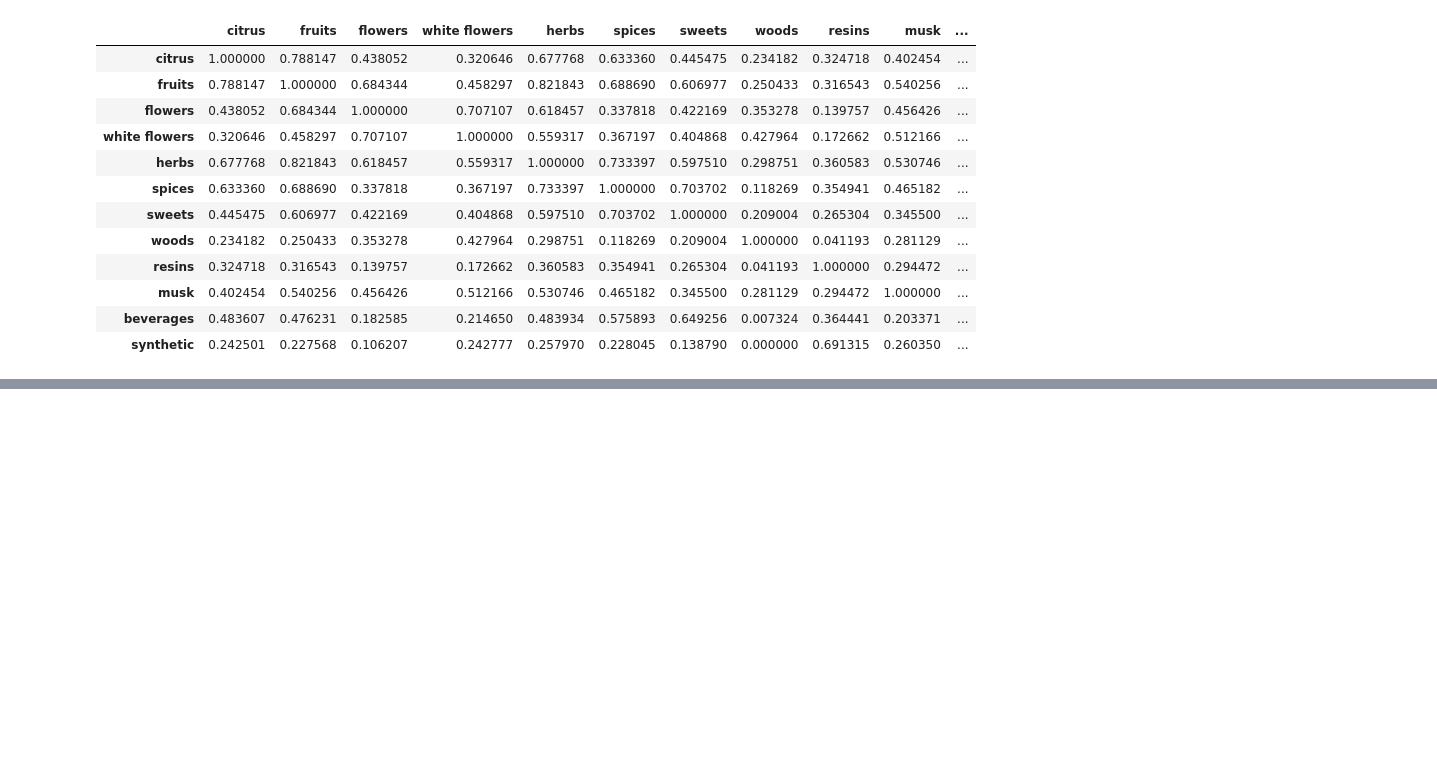
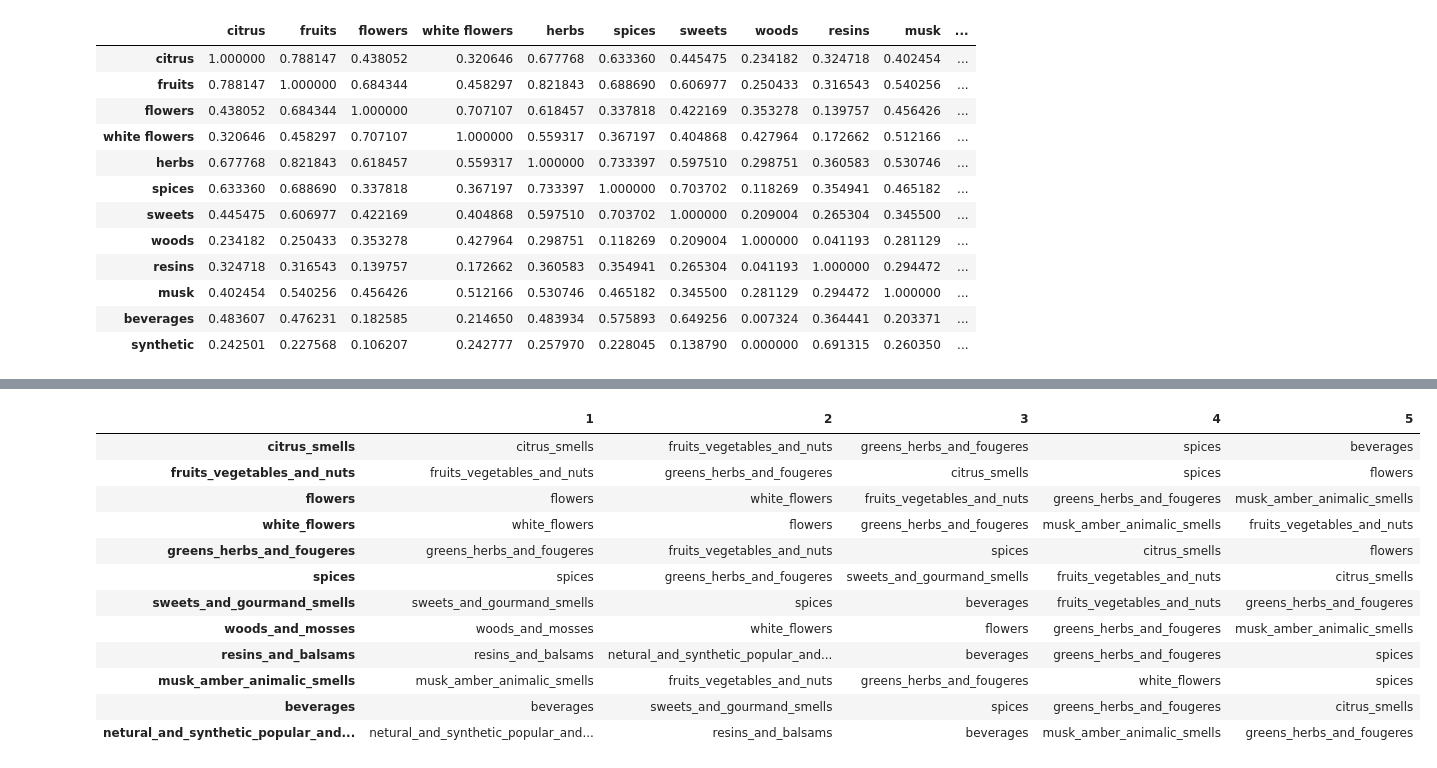
Before and after one commit to Heewon-K/Project-perfume-rec, a Jupyter notebook: code/Word2Vec.ipynb, the cells around one changed output, grey strips where cells are left out. Drawn from its saved outputs; the diff is of its cells as text; code cells hidden in the pictures; blank space fills up the shorter version.

```diff
--- a/code/Word2Vec.ipynb
+++ b/code/Word2Vec.ipynb
@@ -258,0 +476,24 @@ df
+# %%
+col_n = ['1', '2', '3', '4', '5']
+index_n = df2.index.to_list()
+top5 = pd.DataFrame(columns = col_n, index = index_n)
+top5 = top5.fillna(0)
+
+for i in range(len(top5)):
+    top = df2[index_n[i]].nlargest(n=5)
+    top5.iloc[i,:] = top.index
+top5
+# %% [output]
+|  | 1 | 2 | 3 | 4 | 5 |
+| citrus_smells | citrus_smells | fruits_vegetables_and_nuts | greens_herbs_and_fougeres | spices | beverages |
+| fruits_vegetables_and_nuts | fruits_vegetables_and_nuts | greens_herbs_and_fougeres | citrus_smells | spices | flowers |
+| flowers | flowers | white_flowers | fruits_vegetables_and_nuts | greens_herbs_and_fougeres | musk_amber_animalic_smells |
+| white_flowers | white_flowers | flowers | greens_herbs_and_fougeres | musk_amber_animalic_smells | fruits_vegetables_and_nuts |
+| greens_herbs_and_fougeres | greens_herbs_and_fougeres | fruits_vegetables_and_nuts | spices | citrus_smells | flowers |
+| spices | spices | greens_herbs_and_fougeres | sweets_and_gourmand_smells | fruits_vegetables_and_nuts | citrus_smells |
+| sweets_and_gourmand_smells | sweets_and_gourmand_smells | spices | beverages | fruits_vegetables_and_nuts | greens_herbs_and_fougeres |
+| woods_and_mosses | woods_and_mosses | white_flowers | flowers | greens_herbs_and_fougeres | musk_amber_animalic_smells |
+| resins_and_balsams | resins_and_balsams | netural_and_synthetic_popular_and... | beverages | greens_herbs_and_fougeres | spices |
+| musk_amber_animalic_smells | musk_amber_animalic_smells | fruits_vegetables_and_nuts | greens_herbs_and_fougeres | white_flowers | spices |
+| beverages | beverages | sweets_and_gourmand_smells | spices | greens_herbs_and_fougeres | citrus_smells |
+| netural_and_synthetic_popular_and... | netural_and_synthetic_popular_and... | resins_and_balsams | beverages | musk_amber_animalic_smells | greens_herbs_and_fougeres |
```
Also changed, not shown: parts of 14 cells of this notebook, 5 other files.
